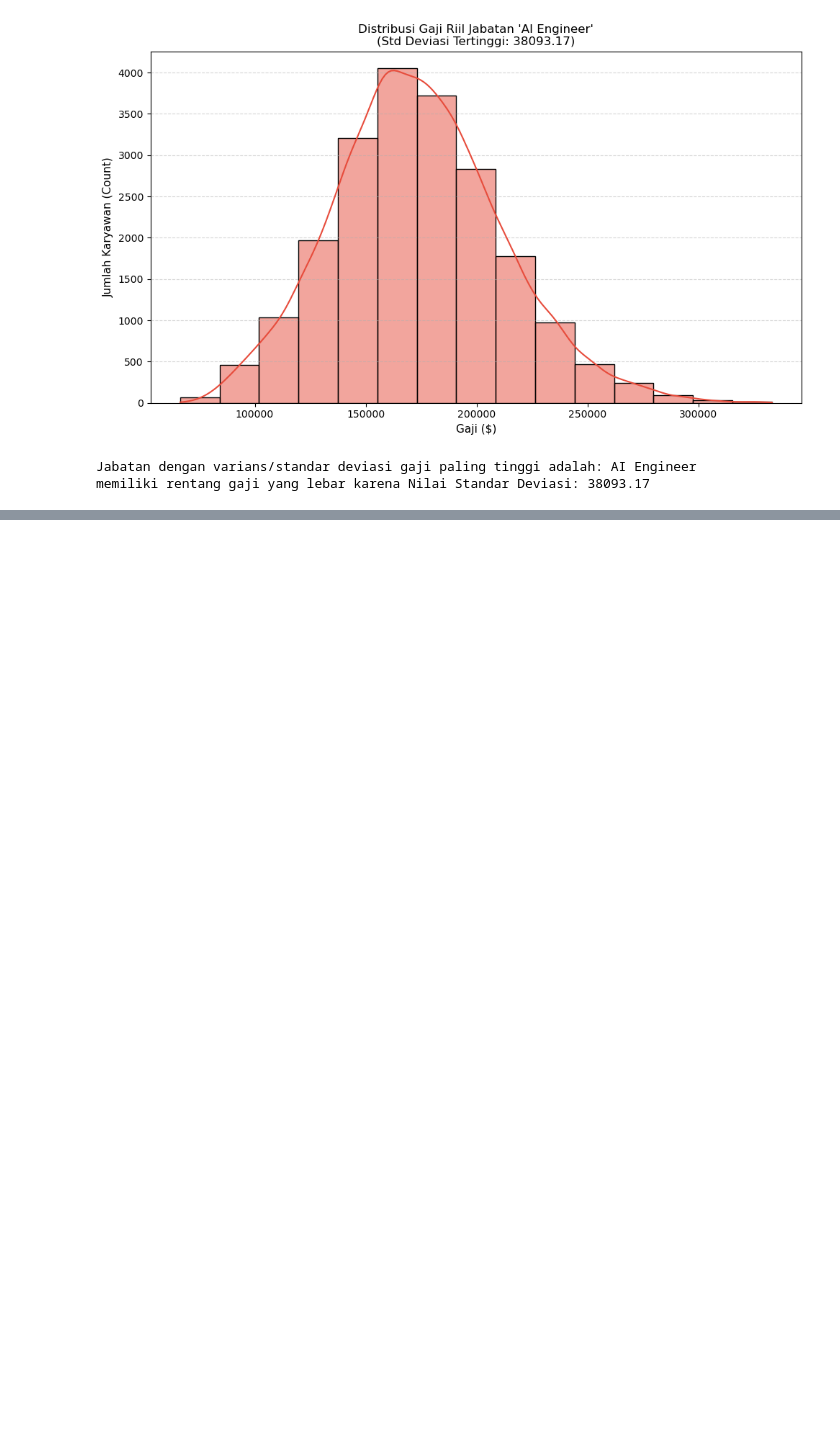
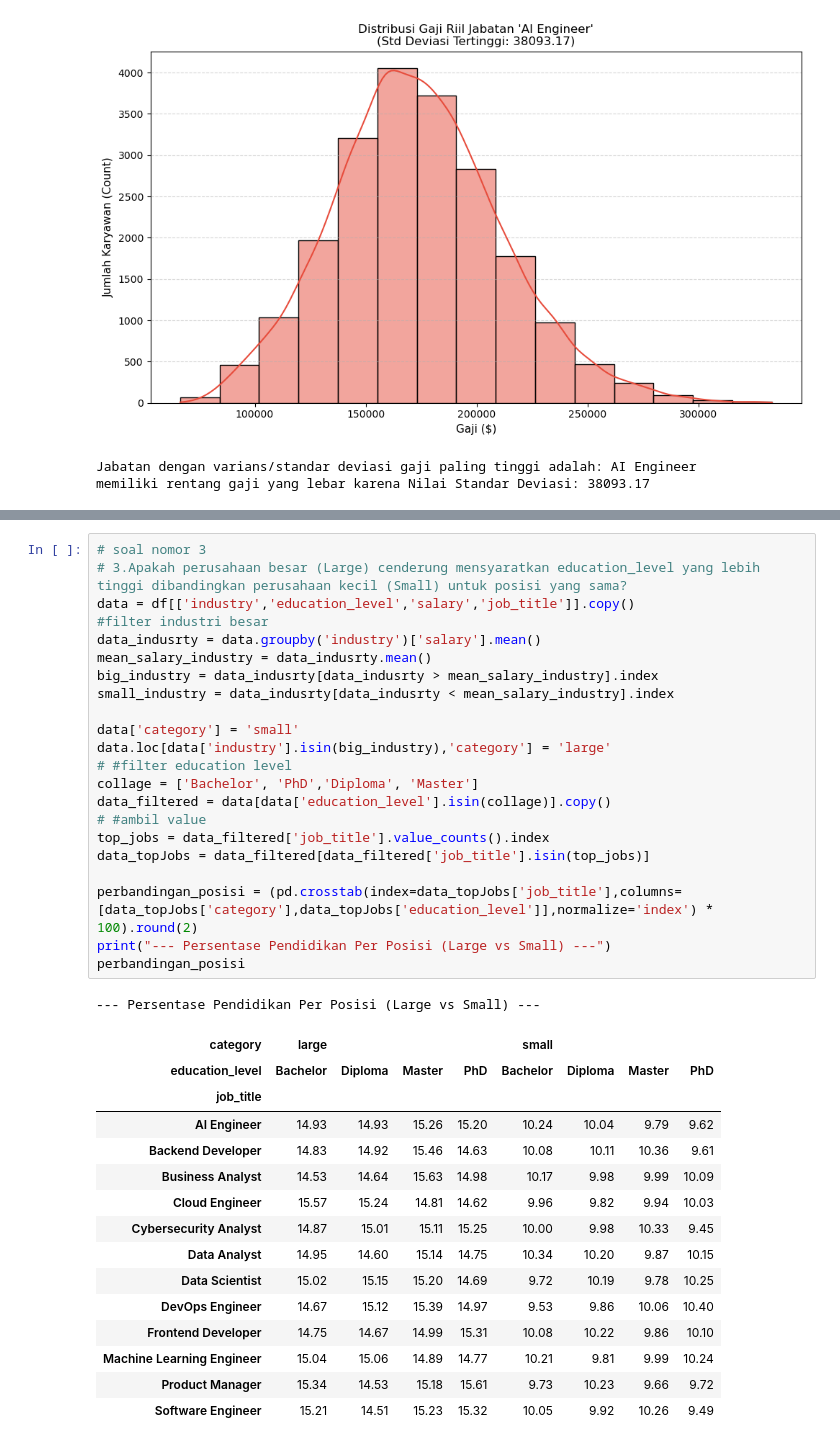
Before and after one commit to HafidzAfrieno/Project-Data-Analyst-Part-1, a Jupyter notebook: job_salary_analyst.ipynb, the cells around one changed output, grey strips where cells are left out. Cells and saved outputs as stored; diff of their text form; blank space fills up the shorter version.

```diff
--- a/job_salary_analyst.ipynb
+++ b/job_salary_analyst.ipynb
@@ -327,0 +359,39 @@ memiliki rentang gaji yang lebar karena Nilai Standar Deviasi: 38093.17
+# %%
+# soal nomor 3
+# 3.Apakah perusahaan besar (Large) cenderung mensyaratkan education_level yang lebih tinggi dibandingkan perusahaan kecil (Small) untuk posisi yang sama?
+data = df[['industry','education_level','salary','job_title']].copy()
+#filter industri besar
+data_indusrty = data.groupby('industry')['salary'].mean()
+mean_salary_industry = data_indusrty.mean()
+big_industry = data_indusrty[data_indusrty > mean_salary_industry].index
+small_industry = data_indusrty[data_indusrty < mean_salary_industry].index
+
+data['category'] = 'small'
+data.loc[data['industry'].isin(big_industry),'category'] = 'large'
+# #filter education level
+collage = ['Bachelor', 'PhD','Diploma', 'Master']
+data_filtered = data[data['education_level'].isin(collage)].copy()
+# #ambil value
+top_jobs = data_filtered['job_title'].value_counts().index
+data_topJobs = data_filtered[data_filtered['job_title'].isin(top_jobs)]
+
+perbandingan_posisi = (pd.crosstab(index=data_topJobs['job_title'],columns=[data_topJobs['category'],data_topJobs['education_level']],normalize='index') * 100).round(2)
+print("--- Persentase Pendidikan Per Posisi (Large vs Small) ---")
+perbandingan_posisi
+# %% [output]
+--- Persentase Pendidikan Per Posisi (Large vs Small) ---
+| category | large |  |  |  | small |  |  |  |
+| education_level | Bachelor | Diploma | Master | PhD | Bachelor | Diploma | Master | PhD |
+| job_title |  |  |  |  |  |  |  |  |
+| AI Engineer | 14.93 | 14.93 | 15.26 | 15.20 | 10.24 | 10.04 | 9.79 | 9.62 |
+| Backend Developer | 14.83 | 14.92 | 15.46 | 14.63 | 10.08 | 10.11 | 10.36 | 9.61 |
+| Business Analyst | 14.53 | 14.64 | 15.63 | 14.98 | 10.17 | 9.98 | 9.99 | 10.09 |
+| Cloud Engineer | 15.57 | 15.24 | 14.81 | 14.62 | 9.96 | 9.82 | 9.94 | 10.03 |
+| Cybersecurity Analyst | 14.87 | 15.01 | 15.11 | 15.25 | 10.00 | 9.98 | 10.33 | 9.45 |
+| Data Analyst | 14.95 | 14.60 | 15.14 | 14.75 | 10.34 | 10.20 | 9.87 | 10.15 |
+| Data Scientist | 15.02 | 15.15 | 15.20 | 14.69 | 9.72 | 10.19 | 9.78 | 10.25 |
+| DevOps Engineer | 14.67 | 15.12 | 15.39 | 14.97 | 9.53 | 9.86 | 10.06 | 10.40 |
+| Frontend Developer | 14.75 | 14.67 | 14.99 | 15.31 | 10.08 | 10.22 | 9.86 | 10.10 |
+| Machine Learning Engineer | 15.04 | 15.06 | 14.89 | 14.77 | 10.21 | 9.81 | 9.99 | 10.24 |
+| Product Manager | 15.34 | 14.53 | 15.18 | 15.61 | 9.73 | 10.23 | 9.66 | 9.72 |
+| Software Engineer | 15.21 | 14.51 | 15.23 | 15.32 | 10.05 | 9.92 | 10.26 | 9.49 |
```
Also changed, not shown: parts of 3 cells of this notebook.
